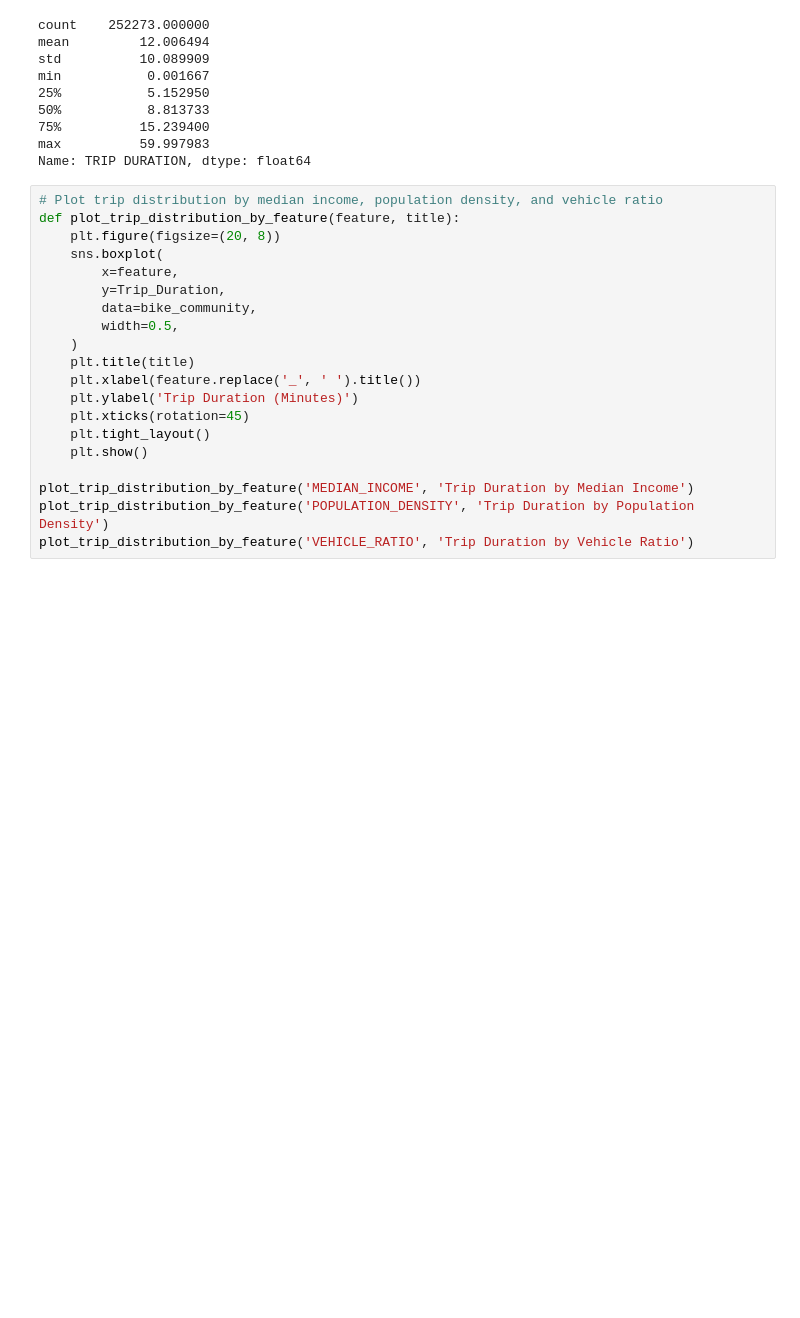
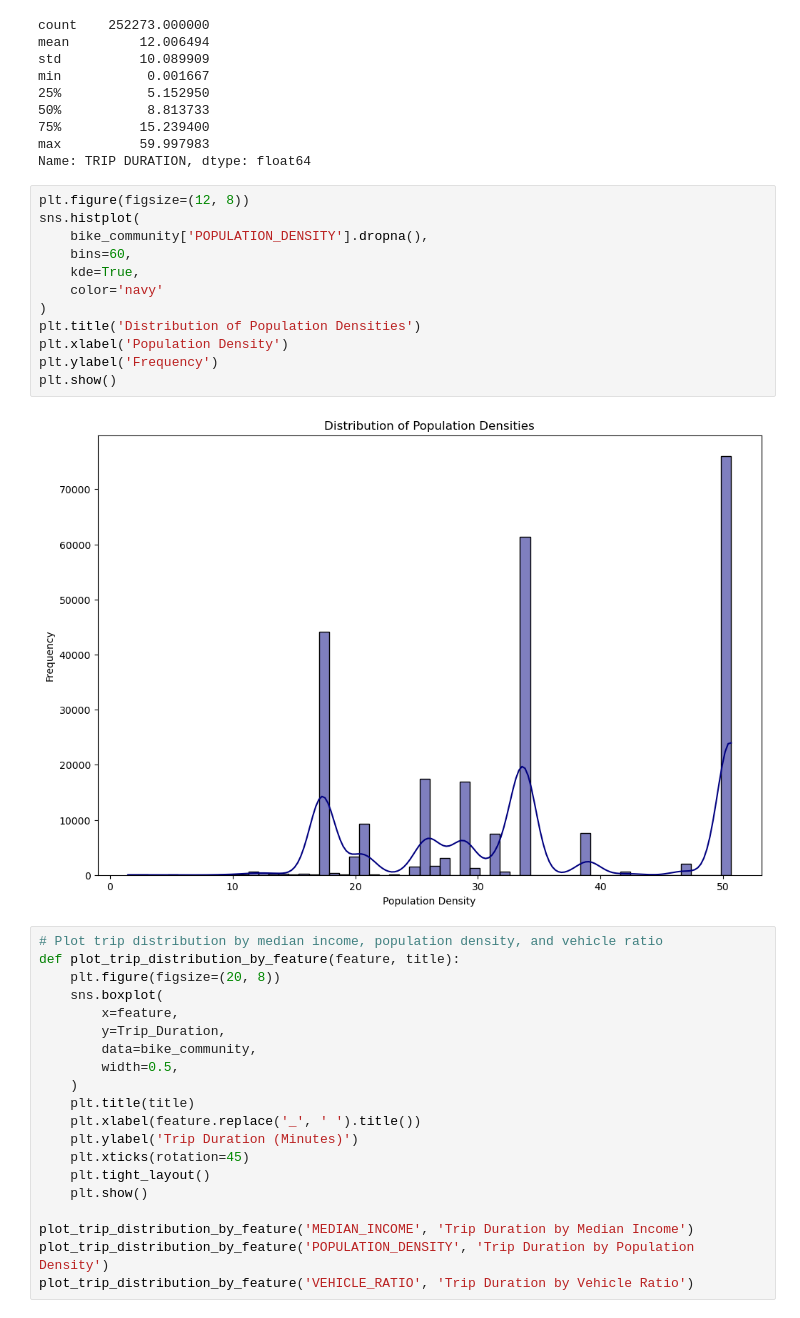
Before and after one commit to kbui-03/ChicagoBikeProject, a Jupyter notebook: Geographical_Data_NewData.ipynb, the cells around one changed output. Cells and saved outputs as stored; diff of their text form; blank space fills up the shorter version.

Commit message:
New Data Visuals

```diff
--- a/Geographical_Data_NewData.ipynb
+++ b/Geographical_Data_NewData.ipynb
@@ -350,6 +350,20 @@ min           0.001667
 75%          15.239400
 max          59.997983
 Name: TRIP DURATION, dtype: float64
+# %%
+plt.figure(figsize=(12, 8))
+sns.histplot(
+    bike_community['POPULATION_DENSITY'].dropna(),
+    bins=60,
+    kde=True,
+    color='navy'
+)
+plt.title('Distribution of Population Densities')
+plt.xlabel('Population Density')
+plt.ylabel('Frequency')
+plt.show()
+# %% [output]
+[figure, added]
 # %%
 # Plot trip distribution by median income, population density, and vehicle ratio
 def plot_trip_distribution_by_feature(feature, title):
```
